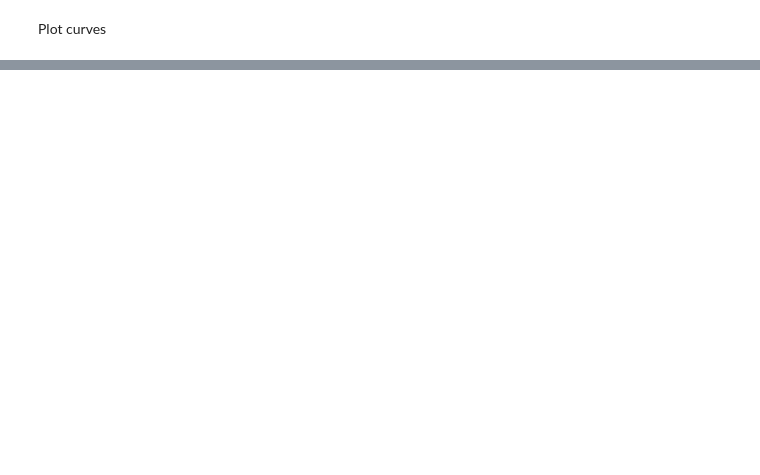
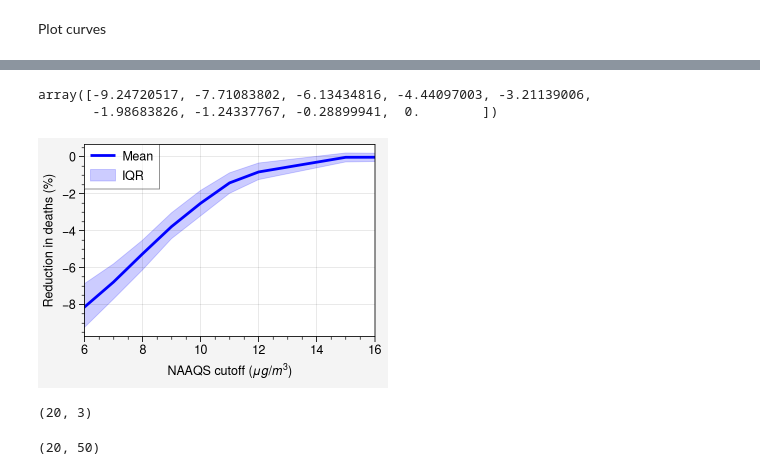
Before and after one commit to NSAPH-Projects/tresnet, a Jupyter notebook: notebooks/medicare_results.ipynb, the cells around one changed output, grey strips where cells are left out. Cells and saved outputs as stored; diff of their text form; code cells hidden in the pictures; blank space fills up the shorter version.

```diff
--- a/notebooks/medicare_results.ipynb
+++ b/notebooks/medicare_results.ipynb
@@ -102,0 +66,80 @@ for part in ("train", "test"):
+# %%
+trac = (traces / traces[-1, :] - 1)* 100
+# %%
+np.quantile(trac, 0.25, axis=1)
+# %% [output]
+array([-9.24720517, -7.71083802, -6.13434816, -4.44097003, -3.21139006,
+       -1.98683826, -1.24337767, -0.28899941,  0.        ])
+# %%
+fig, ax = pplt.subplots([1], figsize=(3.5, 2.5))
+
+# pct = 100 * (curve.mu / curve.mu.iloc[0] - 1).values
+# ci = 100 * (curve.ci / curve.mu.iloc[0]).values
+x = curve.index
+mu = trac.mean(1)
+# ci = 1.96 * trac.std(1) / np.sqrt(len(traces))
+# ci = 1.96 * trac.std(1) / np.sqrt(len(traces))
+upper = np.quantile(trac, 0.75, axis=1)
+ax[0].plot(x, mu, c="blue", lw=2, label="Mean")
+lower = np.quantile(trac, 0.25, axis=1)
+ax[0].fill_between(x, lower, upper, c="blue", alpha=0.2, label="IQR")
+
+
+ax[0].set_xlim(6, 16)
+ax[0].set_xlabel("NAAQS cutoff ($\mu g/m^3$)")
+ax[0].set_ylabel("Reduction in deaths (%)");
+ax[0].legend(ncol=1, framealpha=0.5)
+plt.savefig("results_cutoff.pdf", bbox_inches="tight")
+    # ax[1].set_xlim(8, 14)
+    # for k in range(2):
+    #     ax[k].set_xlabel("NAAQS")
+# %% [output]
+[figure, added]
+# %%
+
+rdir="results/medicare"
+
+datasets = ["percent"]
+
+results = []
+curves = []
+# for part in ("train", "test"):
+for part in ("test", ):
+    for dset in datasets:
+        runs = [d for d in os.listdir(f"../{rdir}/{dset}") if not d.startswith(".")]
+        for seed in runs:
+            try:
+                exp_dir = f"../{rdir}/{dset}/{seed}"
+                with open(f"{exp_dir}/metrics_{part}.yaml", 'r') as io:
+                    metrics = yaml.safe_load(io)
+
+                with open(f"{exp_dir}/config.yaml", 'r') as io:
+                    cfg = yaml.safe_load(io)
+                metrics['seed'] = int(seed)
+                metrics['dataset'] = dset
+                metrics["part"] = part
+                results.append(metrics)
+
+                curve = pd.read_csv(f"{exp_dir}/curve.csv")
+                curve['seed'] = int(seed)
+                curve["part"] = part
+                curves.append(curve)
+            except:
+                pass
+
+results = pd.DataFrame(results)
+all_curves = curves
+curves = pd.concat(all_curves)
+traces = np.stack([D.test_tr_estim.values for D in all_curves], 1)
+# C = curves.set_index(['seed'])
+# traces = np.stack([C.loc[ss for s in curves.seed.unique()], -1)
+curve = curves.groupby("delta").agg(mu=pd.NamedAgg('train_aipw_estim', 'mean'), ci=pd.NamedAgg('train_aipw_estim', lambda x: 1.96 * x.std() / np.sqrt(len(x)) ), n=pd.NamedAgg('train_aipw_estim', len))
+# results.groupby(['part', 'dataset']).agg(lambda x: f"{x.mean():.3f}+={1.96 * x.std() / np.sqrt(len(x)) :.3f}")
+print(curve.shape)
+# curves
+# %% [output]
+(20, 3)
+# %%
+traces.shape
+# %% [output]
+(20, 50)
```
Also changed, not shown: parts of 7 cells of this notebook, 17 other files.
